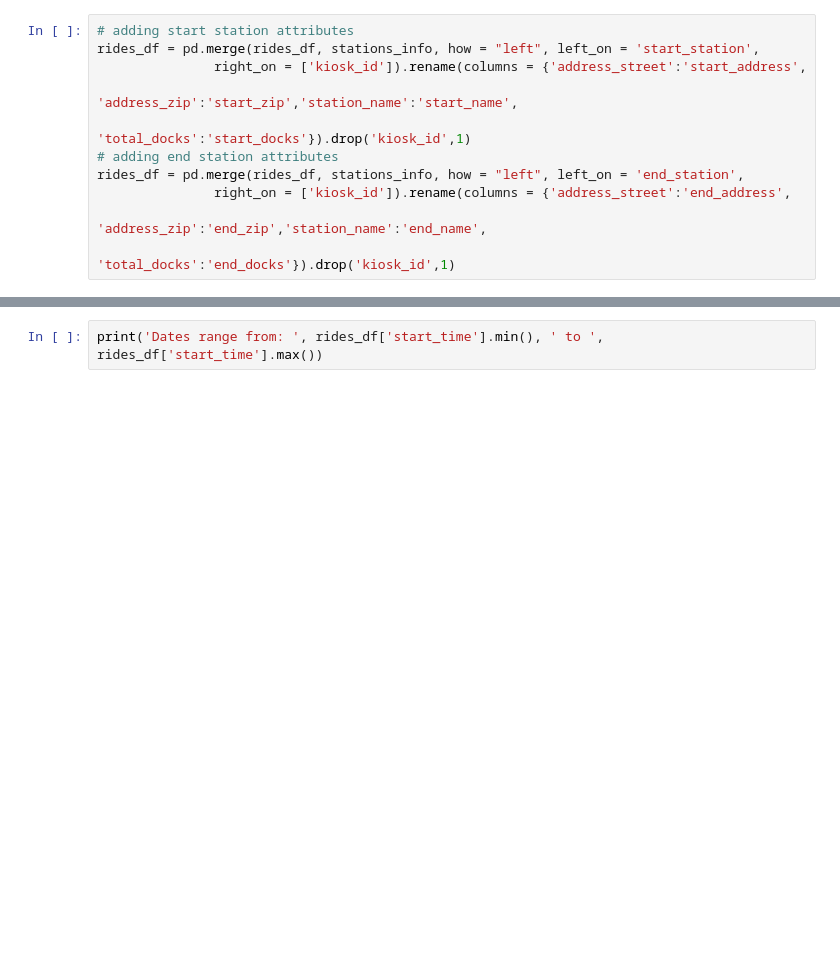
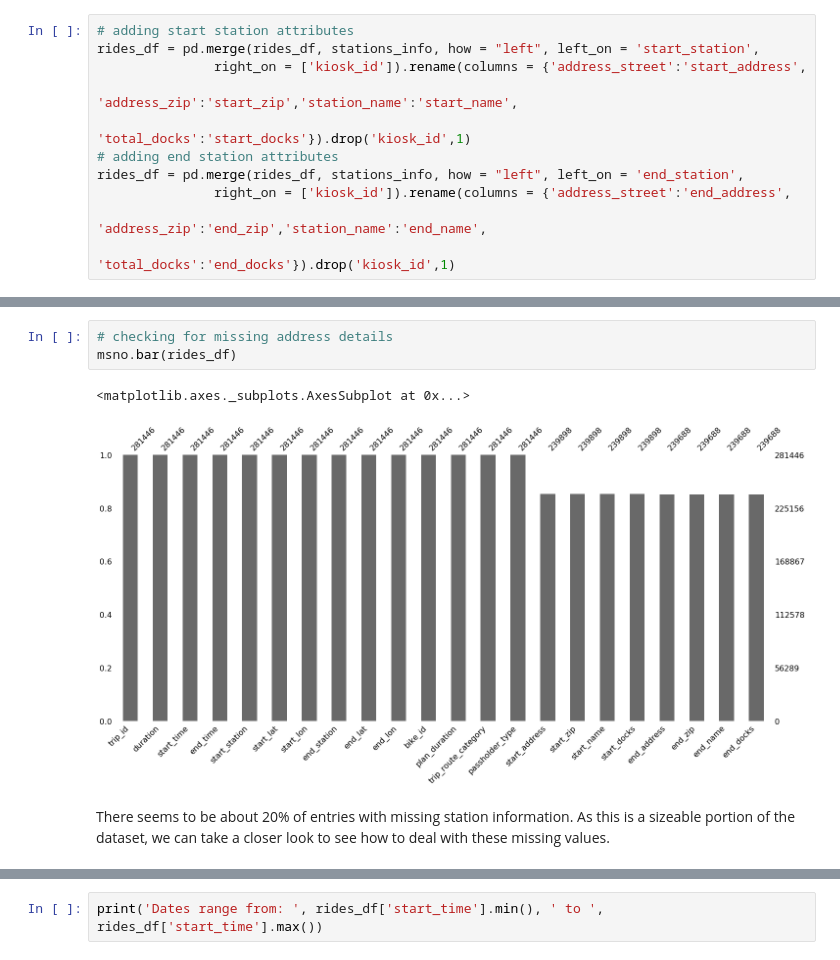
Before and after one commit to finnqiao/la_metro_bikeshare_data, a Jupyter notebook: notebooks/1.0-la-bikeshare.ipynb, the cells around one changed output, grey strips where cells are left out. Saved outputs shown, nothing was run; the diff lists cells and outputs as text; blank space fills up the shorter version.

Commit message:
found missing coordinate information for stations

```diff
--- a/notebooks/1.0-la-bikeshare.ipynb
+++ b/notebooks/1.0-la-bikeshare.ipynb
@@ -193,0 +185,8 @@ rides_df.head()
+# %%
+# checking for missing address details
+msno.bar(rides_df)
+# %% [output]
+<matplotlib.axes._subplots.AxesSubplot at 0x...>
+[figure, added]
+# %% [markdown]
+There seems to be about 20% of entries with missing station information. As this is a sizeable portion of the dataset, we can take a closer look to see how to deal with these missing values.
```
Also changed, not shown: parts of 23 cells of this notebook.
